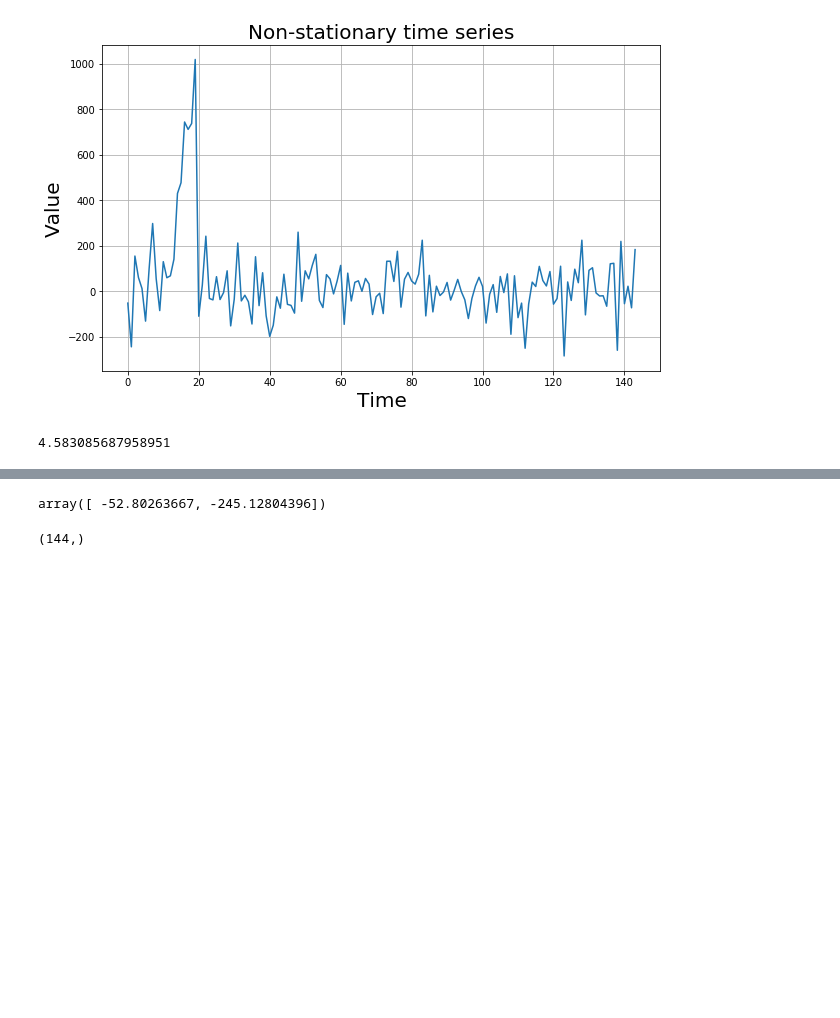
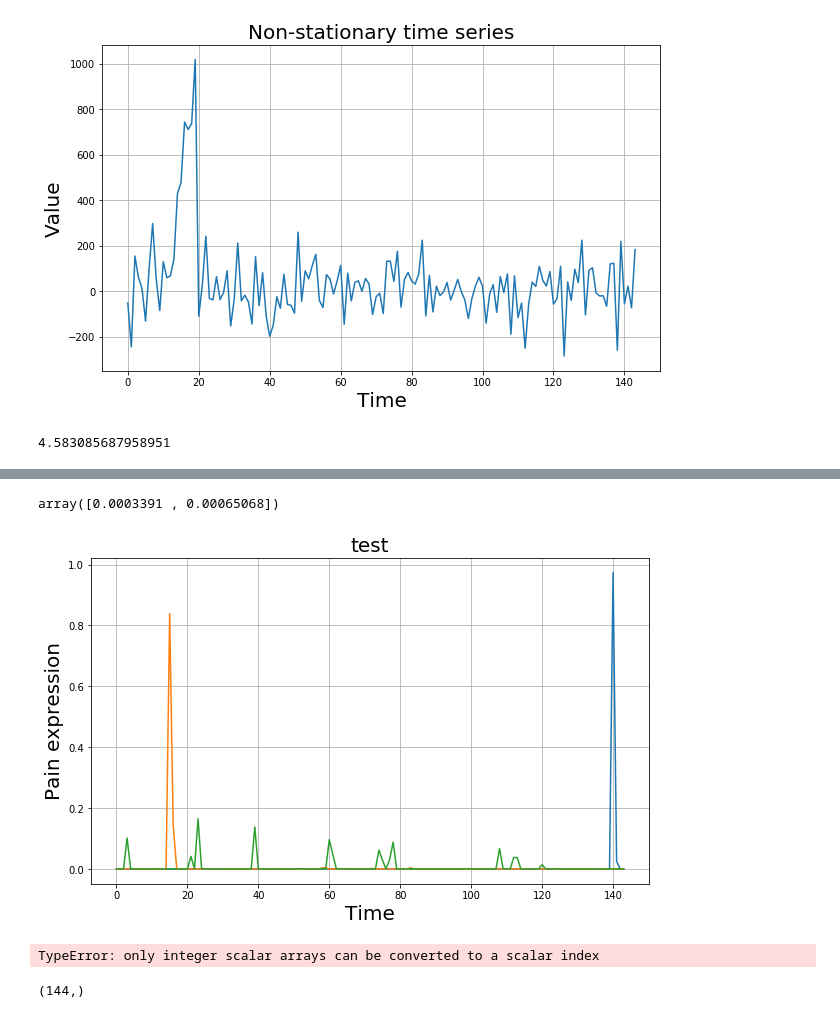
Before and after one commit to sofiabroome/painface-recognition, a Jupyter notebook: notebooks/1d_pain.ipynb, the cells around one changed output, grey strips where cells are left out. Cells and saved outputs as stored; diff of their text form; code cells hidden in the pictures; blank space fills up the shorter version.

Commit message:
1d data nb

```diff
--- a/notebooks/1d_pain.ipynb
+++ b/notebooks/1d_pain.ipynb
@@ -29,19 +29,20 @@ np.random.uniform(5)
 # %% [output]
 4.583085687958951
 # %%
-def get_data(nb_series, max_events, max_event_length, max_intensity, base, T):
+def get_data(nb_series, min_events, max_events, max_event_length, max_intensity, base, T):
     series = []
     for i in range(nb_series):
         values = np.random.randn(int(T))*base
         values = abs(values)
-        nb_events = np.random.randint(max_events)
+        nb_events = np.random.randint(min_events, max_events)
         for ev in range(nb_events):
-            length = np.random.randint(max_event_length)
+            length = np.random.randint(1, max_event_length+1)
             last_valid_start = T - max_event_length
-            start = np.random.randint(int(T))
+            start = np.random.randint(int(last_valid_start))
             end = start + length
             event = np.zeros(int(T))
-            event[start:end] = values[np.arange(end-start)]*max_intensity
+            event[start:end] = values[range(start, end, 1)]*max_intensity
             values += event
+        values /= sum(values)
         series.append(values)
     return series
@@ -48,3 +69,12 @@ def get_data(nb_series, max_events, max_event_length, max_intensity, base, T):
+# %%
+values[0][range(1,3,1)]
+# %% [output]
+array([0.0003391 , 0.00065068])
+# %%
+values = get_data(3, 1, 12, 2, 200, 1, 144)
+plot_many_time_series(time, values, label='test')
+# %% [output]
+[figure, added]
 # %%
 end = 30
 start = 28
@@ -53,7 +83,7 @@ np.arange(end-start)
 values
 values[np.arange(end-start)]
 # %% [output]
-array([ -52.80263667, -245.12804396])
+TypeError: only integer scalar arrays can be converted to a scalar index
 # %%
 nb_pain = 42
 nb_nopain = 58
```
Also changed, not shown: parts of 8 cells of this notebook.
